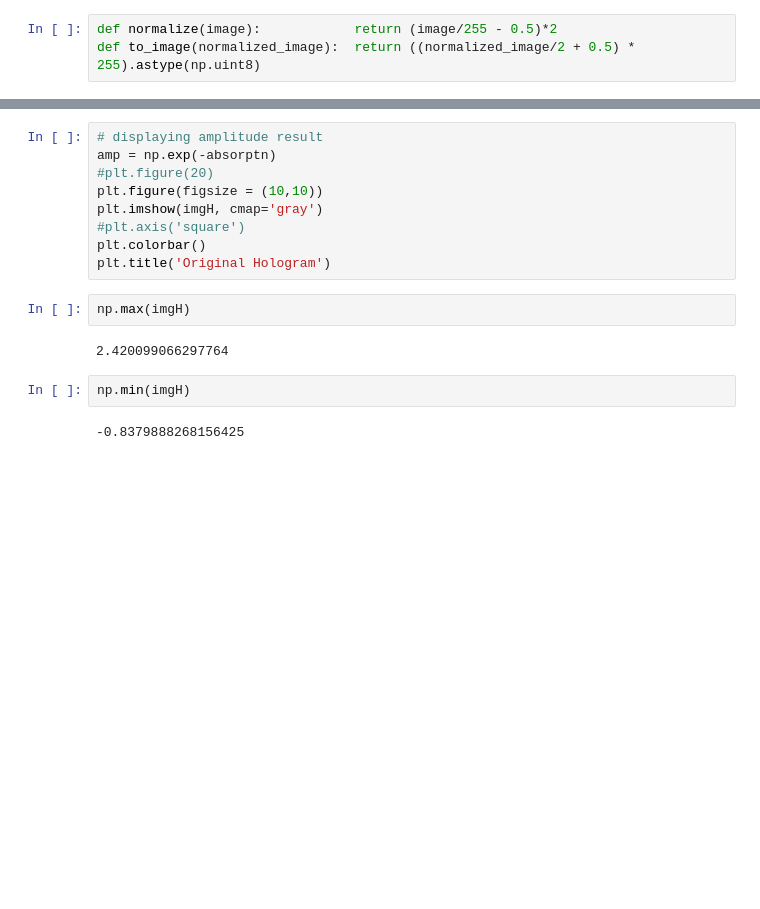
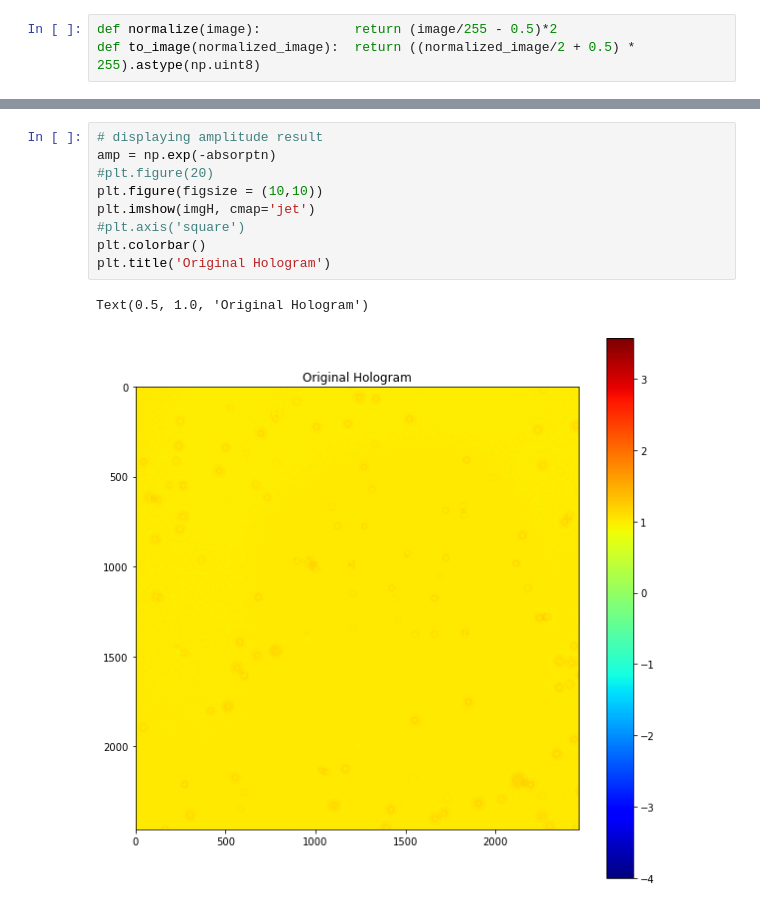
Before and after one commit to Dave-tB/MIDHM, a Jupyter notebook: Hologram_Reconstruct_From_Matlab.ipynb, the cells around one changed output, grey strips where cells are left out. Cells and saved outputs as stored; diff of their text form; blank space fills up the shorter version.

```diff
--- a/Hologram_Reconstruct_From_Matlab.ipynb
+++ b/Hologram_Reconstruct_From_Matlab.ipynb
@@ -242,19 +117,14 @@ Rdist = 104.17371240257557
 # %%
 # displaying amplitude result
 amp = np.exp(-absorptn)
 #plt.figure(20)
 plt.figure(figsize = (10,10))
-plt.imshow(imgH, cmap='gray')
+plt.imshow(imgH, cmap='jet')
 #plt.axis('square')
 plt.colorbar()
 plt.title('Original Hologram')
+# %% [output]
+Text(0.5, 1.0, 'Original Hologram')
+[figure, added]
-# %%
-np.max(imgH)
-# %% [output]
-2.420099066297764
-# %%
-np.min(imgH)
-# %% [output]
--0.8379888268156425
 # %%
 #amp = np.exp(-absorptn)
```
Also changed, not shown: parts of 13 cells of this notebook, 3 other files.
